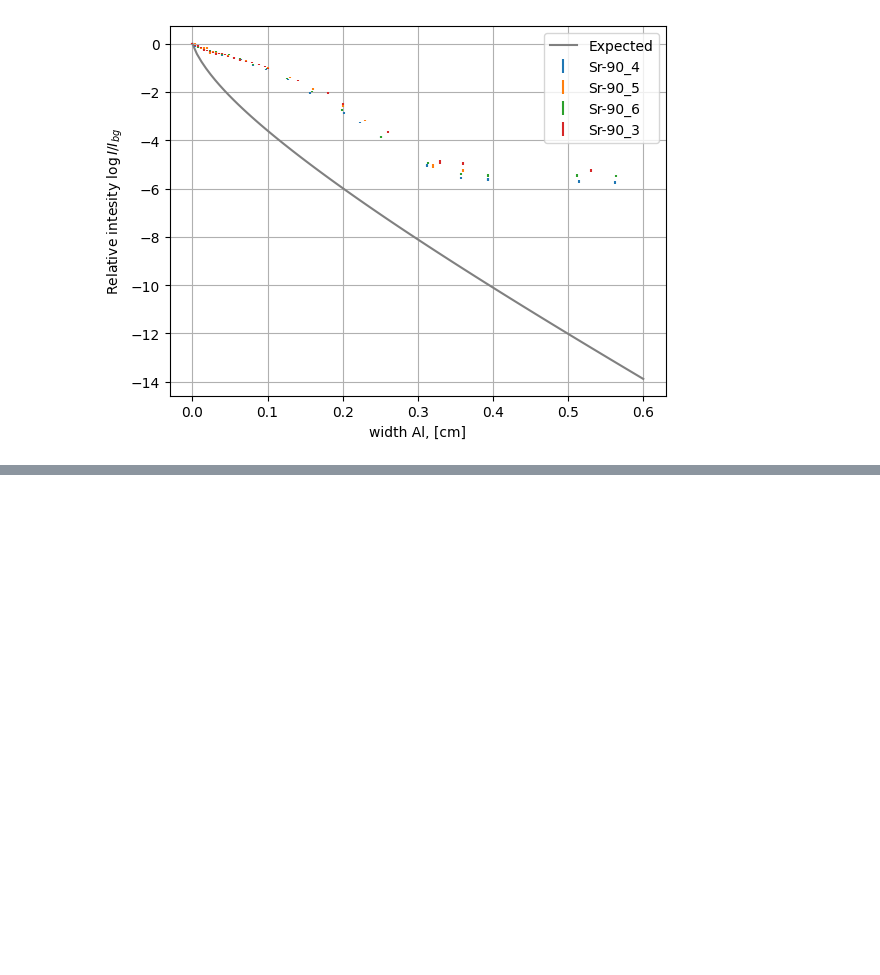
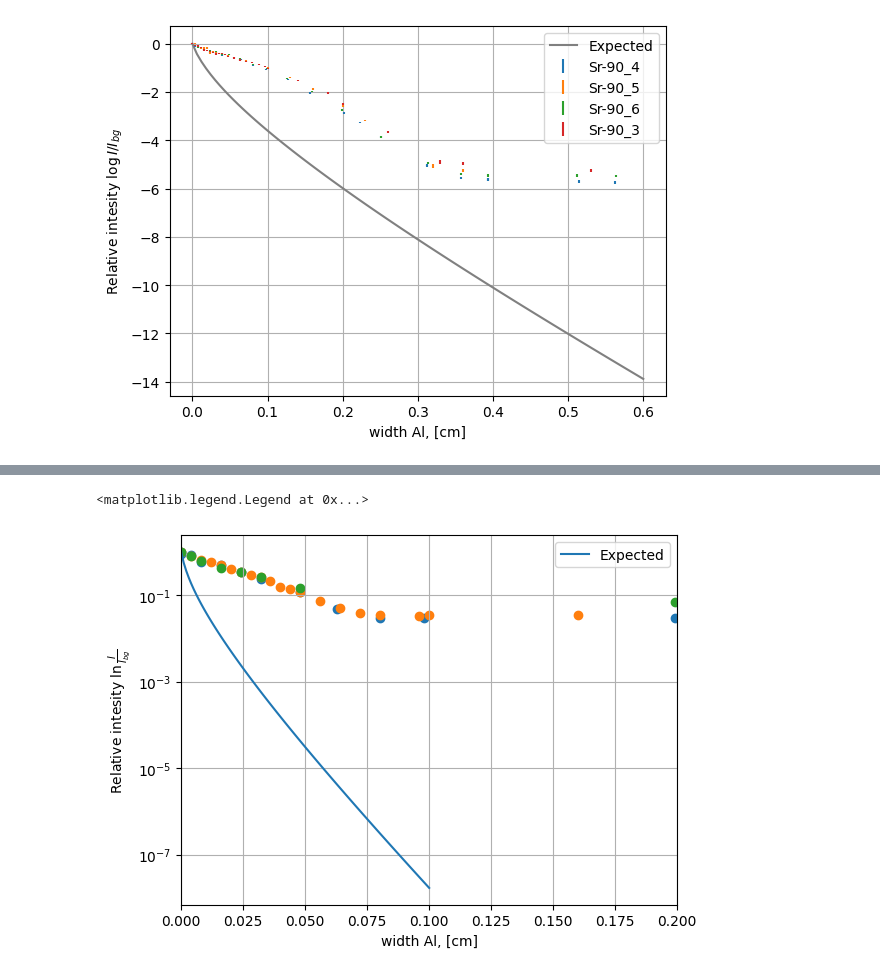
Before and after one commit to evgeny-kolonsky/Lab4, a Jupyter notebook: NU/Attenuation_model.ipynb, the cells around one changed output, grey strips where cells are left out. Saved outputs shown, nothing was run; the diff lists cells and outputs as text; code cells hidden in the pictures; blank space fills up the shorter version.

```diff
--- a/NU/Attenuation_model.ipynb
+++ b/NU/Attenuation_model.ipynb
@@ -542,0 +549,55 @@ plt.legend()
+# %%
+material = 'Al'
+depth_max = 0.1 #cm
+rho = 2.7 # g/cm3
+
+I0_beta  = zero_spectrum()
+I0_beta += beta_spectrum(0.512) * 0.946
+#I0_beta += beta_spectrum(1.174) * 0.054
+I0_gamma = zero_spectrum()
+I0_gamma += gamma_spectrum(0.6617)
+
+mu_spectrum_beta = mu_interpolate(Espace, material=material, rays='beta')
+mu_spectrum_gamma = mu_interpolate(Espace, material=material, rays='gamma')
+# %%
+total_beta = np.array([])
+total_gamma = np.array([])
+depths = np.linspace(0, depth_max, 100)
+for depth in depths:
+  s = np.sum(I0_gamma * np.exp(- mu_spectrum_gamma * depth * rho) )
+  total_gamma = np.append(total_gamma, s )
+  s = np.sum(I0_beta * np.exp(- mu_spectrum_beta * depth * rho) )
+  total_beta = np.append(total_beta, s )
+
+total_beta /= total_beta[0]
+#total_gamma /= total_gamma[0]
+plt.plot(depths, total_beta , label='Expected')
+#plt.plot(depths, total_gamma, label='Expected gamma')
+
+
+# station 1
+# Cs-137_5
+# label down
+URL = 'https://raw.githubusercontent.com/tphlabs/data/main/Lab4_Nuclear/2023_12_28/'
+for num in [5, 'x', 1]:
+  filename = f'Cs-137_{num}.txt'
+  data = np.genfromtxt(URL+ filename)
+  d, counts, time = data.T
+  d *= 1e-1 # mm -> cm
+  delta = 1/np.sqrt(counts) # relative error
+  I = counts / time
+  I_rel = I / np.max(I) # relative
+  I_err = delta * I_rel
+  log_I_rel = I_err / I_rel # error of log
+
+  plt.scatter(d, I_rel)
+
+plt.yscale('log')
+plt.xlabel('width Al, [cm]')
+plt.ylabel(r'Relative intesity $\ln \frac{I}{I_{bg}}$')
+plt.grid()
+plt.xlim(0, 0.2)
+plt.legend()
+# %% [output]
+<matplotlib.legend.Legend at 0x...>
+[figure, added]
```
Also changed, not shown: parts of 4 cells of this notebook.
